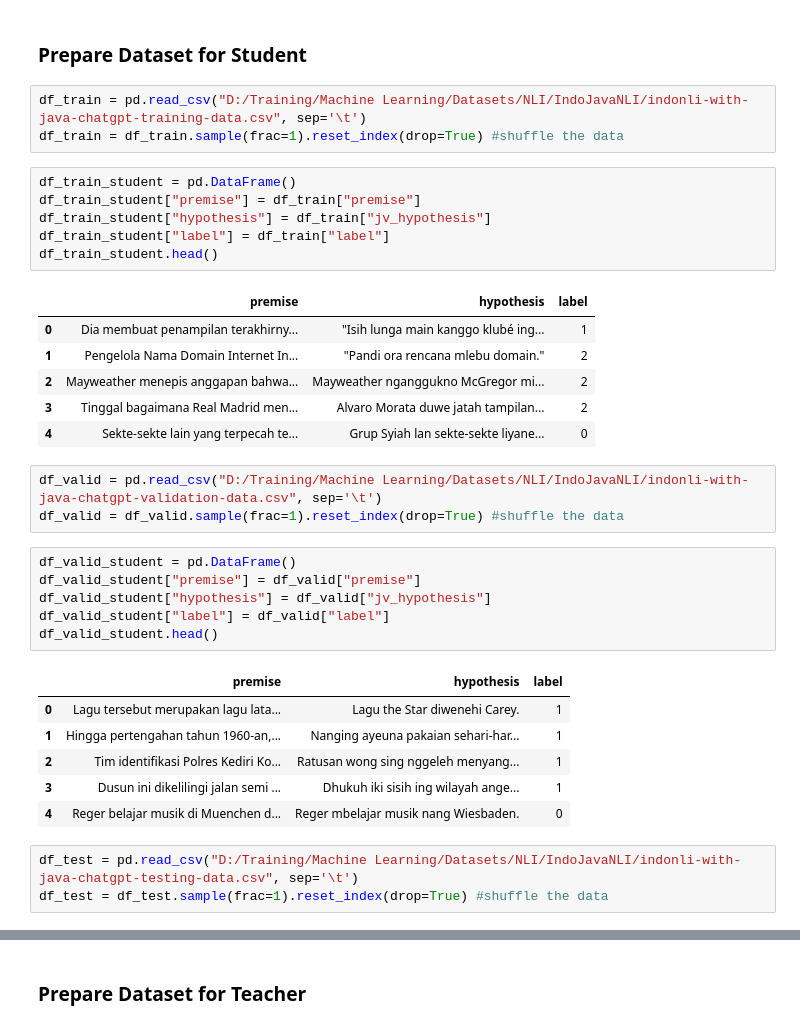
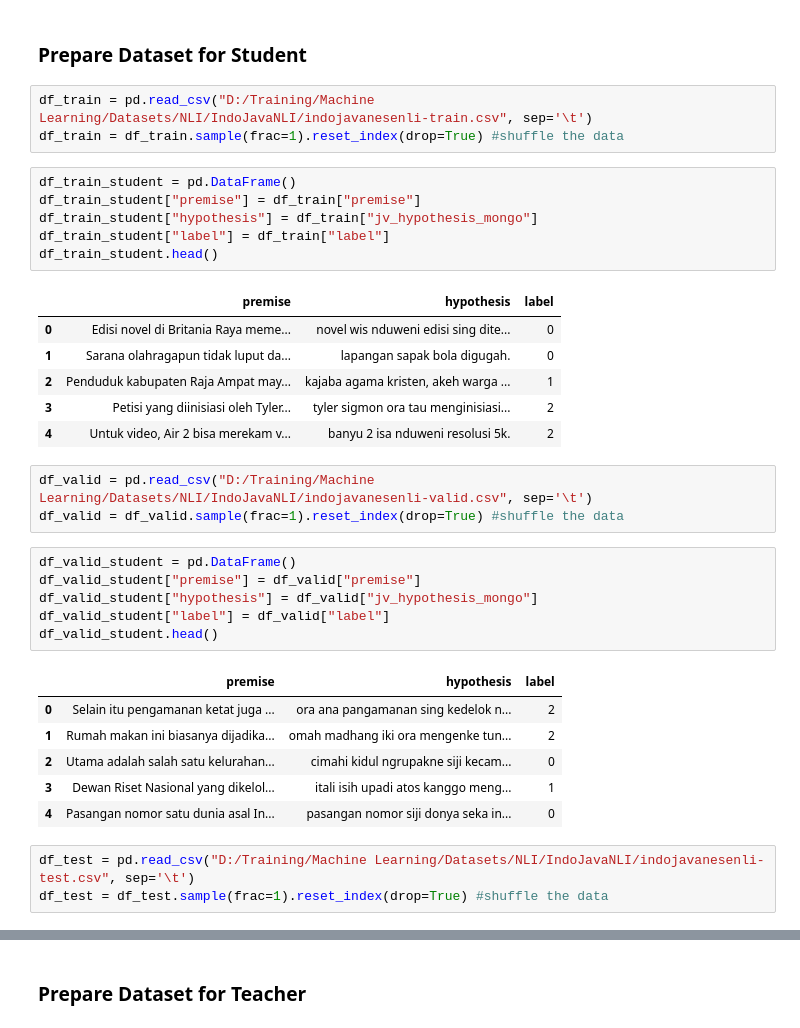
Before and after one commit to Tesis-IF/Indo-Javanese-NLI, a Jupyter notebook: ResearchedModels/NLI Transfer Learning.ipynb, the cells around one changed output, grey strips where cells are left out. Drawn from its saved outputs; the diff is of its cells as text.

```diff
--- a/ResearchedModels/NLI Transfer Learning.ipynb
+++ b/ResearchedModels/NLI Transfer Learning.ipynb
@@ -89,39 +111,39 @@ cuda:0
 # %% [markdown]
 ### Prepare Dataset for Student
 # %%
-df_train = pd.read_csv("D:/Training/Machine Learning/Datasets/NLI/IndoJavaNLI/indonli-with-java-chatgpt-training-data.csv", sep='\t')
+df_train = pd.read_csv("D:/Training/Machine Learning/Datasets/NLI/IndoJavaNLI/indojavanesenli-train.csv", sep='\t')
 df_train = df_train.sample(frac=1).reset_index(drop=True) #shuffle the data
 # %%
 df_train_student = pd.DataFrame()
 df_train_student["premise"] = df_train["premise"]
-df_train_student["hypothesis"] = df_train["jv_hypothesis"]
+df_train_student["hypothesis"] = df_train["jv_hypothesis_mongo"]
 df_train_student["label"] = df_train["label"]
 df_train_student.head()
 # %% [output]
 |  | premise | hypothesis | label |
-| 0 | Dia membuat penampilan terakhirny... | "Isih lunga main kanggo klubé ing... | 1 |
-| 1 | Pengelola Nama Domain Internet In... | "Pandi ora rencana mlebu domain." | 2 |
-| 2 | Mayweather menepis anggapan bahwa... | Mayweather nganggukno McGregor mi... | 2 |
-| 3 | Tinggal bagaimana Real Madrid men... | Alvaro Morata duwe jatah tampilan... | 2 |
-| 4 | Sekte-sekte lain yang terpecah te... | Grup Syiah lan sekte-sekte liyane... | 0 |
+| 0 | Edisi novel di Britania Raya meme... | novel wis nduweni edisi sing dite... | 0 |
+| 1 | Sarana olahragapun tidak luput da... | lapangan sapak bola digugah. | 0 |
+| 2 | Penduduk kabupaten Raja Ampat may... | kajaba agama kristen, akeh warga ... | 1 |
+| 3 | Petisi yang diinisiasi oleh Tyler... | tyler sigmon ora tau menginisiasi... | 2 |
+| 4 | Untuk video, Air 2 bisa merekam v... | banyu 2 isa nduweni resolusi 5k. | 2 |
 # %%
-df_valid = pd.read_csv("D:/Training/Machine Learning/Datasets/NLI/IndoJavaNLI/indonli-with-java-chatgpt-validation-data.csv", sep='\t')
+df_valid = pd.read_csv("D:/Training/Machine Learning/Datasets/NLI/IndoJavaNLI/indojavanesenli-valid.csv", sep='\t')
 df_valid = df_valid.sample(frac=1).reset_index(drop=True) #shuffle the data
 # %%
 df_valid_student = pd.DataFrame()
 df_valid_student["premise"] = df_valid["premise"]
-df_valid_student["hypothesis"] = df_valid["jv_hypothesis"]
+df_valid_student["hypothesis"] = df_valid["jv_hypothesis_mongo"]
 df_valid_student["label"] = df_valid["label"]
 df_valid_student.head()
 # %% [output]
 |  | premise | hypothesis | label |
-| 0 | Lagu tersebut merupakan lagu lata... | Lagu the Star diwenehi Carey. | 1 |
-| 1 | Hingga pertengahan tahun 1960-an,... | Nanging ayeuna pakaian sehari-har... | 1 |
-| 2 | Tim identifikasi Polres Kediri Ko... | Ratusan wong sing nggeleh menyang... | 1 |
-| 3 | Dusun ini dikelilingi jalan semi ... | Dhukuh iki sisih ing wilayah ange... | 1 |
-| 4 | Reger belajar musik di Muenchen d... | Reger mbelajar musik nang Wiesbaden. | 0 |
+| 0 | Selain itu pengamanan ketat juga ... | ora ana pangamanan sing kedelok n... | 2 |
+| 1 | Rumah makan ini biasanya dijadika... | omah madhang iki ora mengenke tun... | 2 |
+| 2 | Utama adalah salah satu kelurahan... | cimahi kidul ngrupakne siji kecam... | 0 |
+| 3 | Dewan Riset Nasional yang dikelol... | itali isih upadi atos kanggo meng... | 1 |
+| 4 | Pasangan nomor satu dunia asal In... | pasangan nomor siji donya seka in... | 0 |
 # %%
-df_test = pd.read_csv("D:/Training/Machine Learning/Datasets/NLI/IndoJavaNLI/indonli-with-java-chatgpt-testing-data.csv", sep='\t')
+df_test = pd.read_csv("D:/Training/Machine Learning/Datasets/NLI/IndoJavaNLI/indojavanesenli-test.csv", sep='\t')
 df_test = df_test.sample(frac=1).reset_index(drop=True) #shuffle the data
 # %%
 df_test_student = pd.DataFrame()
```
Also changed, not shown: parts of 74 cells of this notebook.
